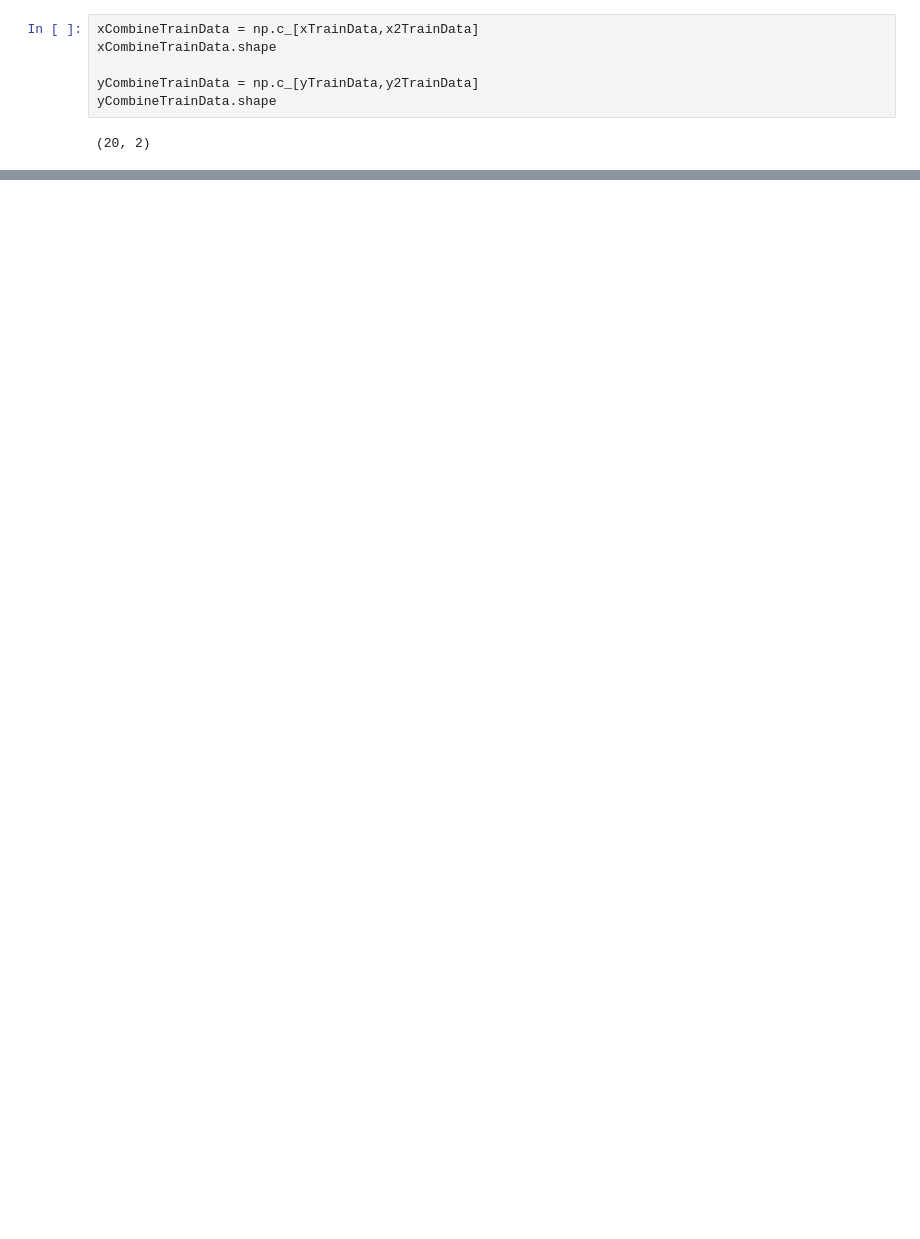
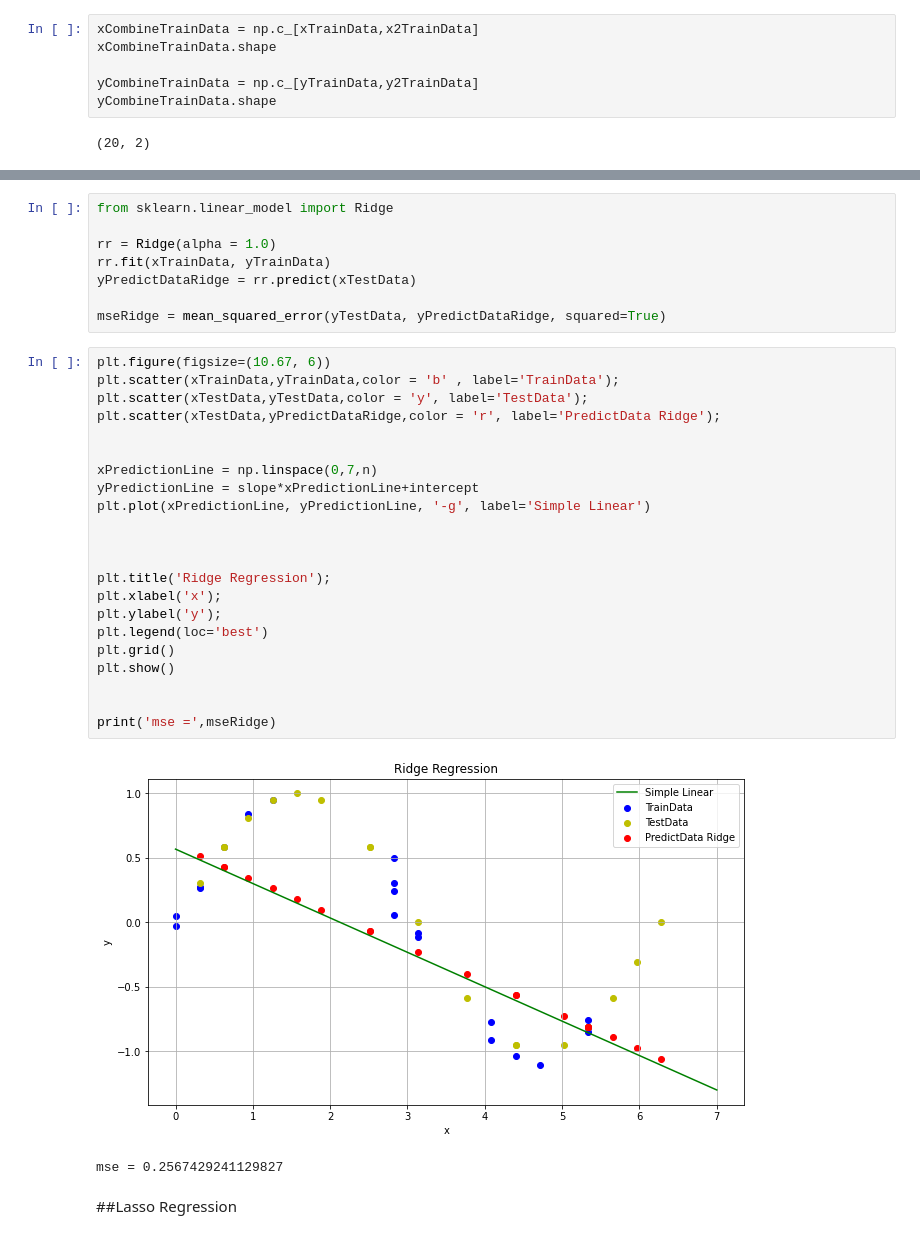
Before and after one commit to anuraagbarde/MachineLearning, a Jupyter notebook: 2018BCS010_ML_LAB_asg1.ipynb, the cells around one changed output, grey strips where cells are left out. Cells and saved outputs as stored; diff of their text form; blank space fills up the shorter version.

```diff
--- a/2018BCS010_ML_LAB_asg1.ipynb
+++ b/2018BCS010_ML_LAB_asg1.ipynb
@@ -239,0 +239,35 @@ mse = 0.2831575540465999
+# %%
+from sklearn.linear_model import Ridge
+
+rr = Ridge(alpha = 1.0)
+rr.fit(xTrainData, yTrainData)
+yPredictDataRidge = rr.predict(xTestData)
+
+mseRidge = mean_squared_error(yTestData, yPredictDataRidge, squared=True)
+# %%
+plt.figure(figsize=(10.67, 6))
+plt.scatter(xTrainData,yTrainData,color = 'b' , label='TrainData');
+plt.scatter(xTestData,yTestData,color = 'y', label='TestData');
+plt.scatter(xTestData,yPredictDataRidge,color = 'r', label='PredictData Ridge');
+
+
+xPredictionLine = np.linspace(0,7,n)
+yPredictionLine = slope*xPredictionLine+intercept
+plt.plot(xPredictionLine, yPredictionLine, '-g', label='Simple Linear')
+
+
+
+plt.title('Ridge Regression');
+plt.xlabel('x');
+plt.ylabel('y');
+plt.legend(loc='best')
+plt.grid()
+plt.show()
+
+
+print('mse =',mseRidge)
+# %% [output]
+[figure, added]
+mse = 0.2567429241129827
+# %% [markdown]
+##Lasso Regression
```
Also changed, not shown: parts of 17 cells of this notebook.
